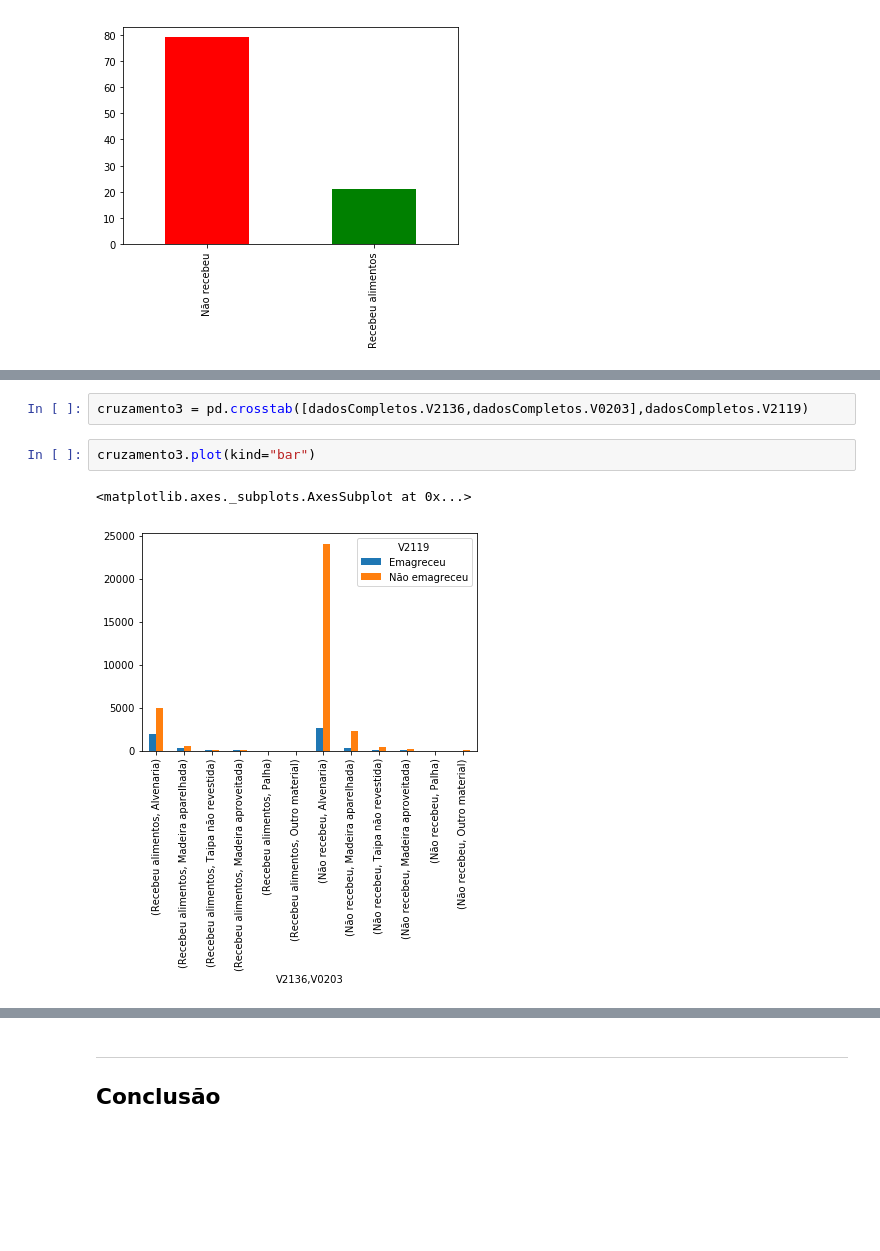
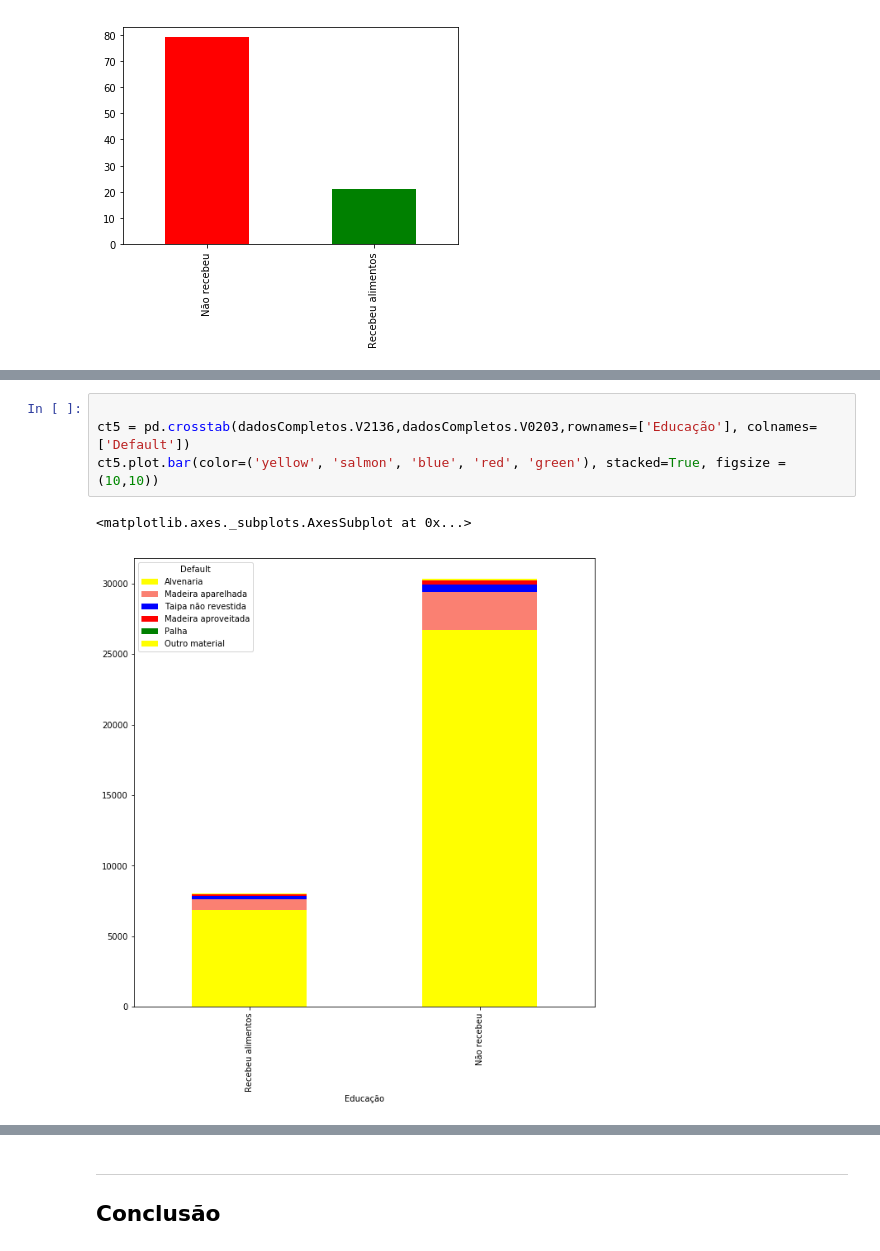
Before and after one commit to leonardoimakuma/projeto-1---CI-NCIA-DOS-DADOS, a Jupyter notebook: Projeto1 Layout.ipynb, the cells around one changed output, grey strips where cells are left out. Saved outputs shown, nothing was run; the diff lists cells and outputs as text; blank space fills up the shorter version.

```diff
--- a/Projeto1 Layout.ipynb
+++ b/Projeto1 Layout.ipynb
@@ -197,7 +147,7 @@ cruzamento2.plot(kind="bar")
-# %%
-cruzamento3 = pd.crosstab([dadosCompletos.V2136,dadosCompletos.V0203],dadosCompletos.V2119)
-# %%
-cruzamento3.plot(kind="bar")
-# %% [output]
-<matplotlib.axes._subplots.AxesSubplot at 0x...>
-[figure, removed]
+# %%
+
+ct5 = pd.crosstab(dadosCompletos.V2136,dadosCompletos.V0203,rownames=['Educação'], colnames=['Default'])
+ct5.plot.bar(color=('yellow', 'salmon', 'blue', 'red', 'green'), stacked=True, figsize = (10,10))
+# %% [output]
+<matplotlib.axes._subplots.AxesSubplot at 0x...>
+[figure, added]
```
Also changed, not shown: parts of 20 cells of this notebook.
